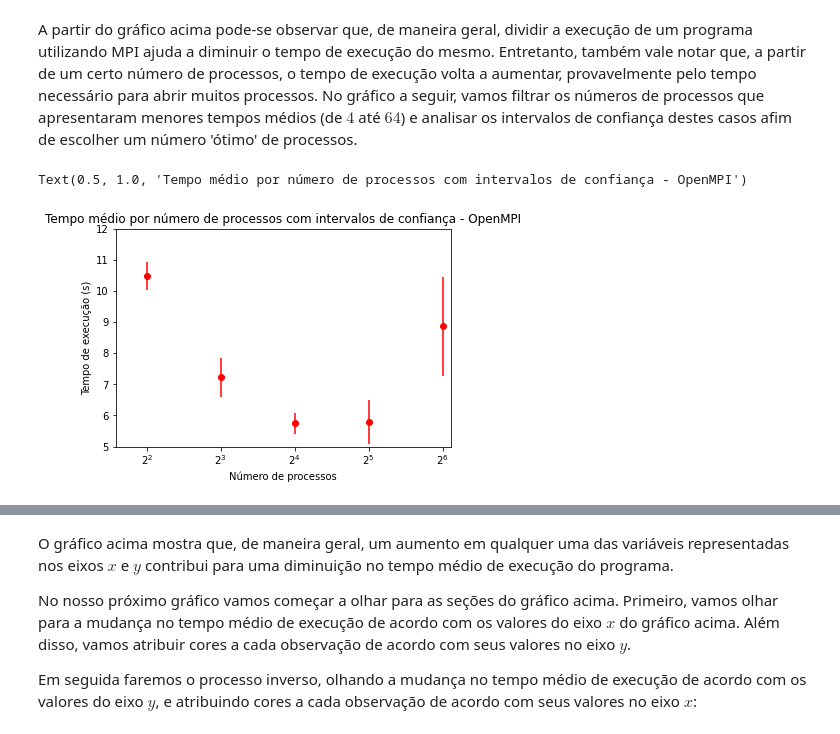
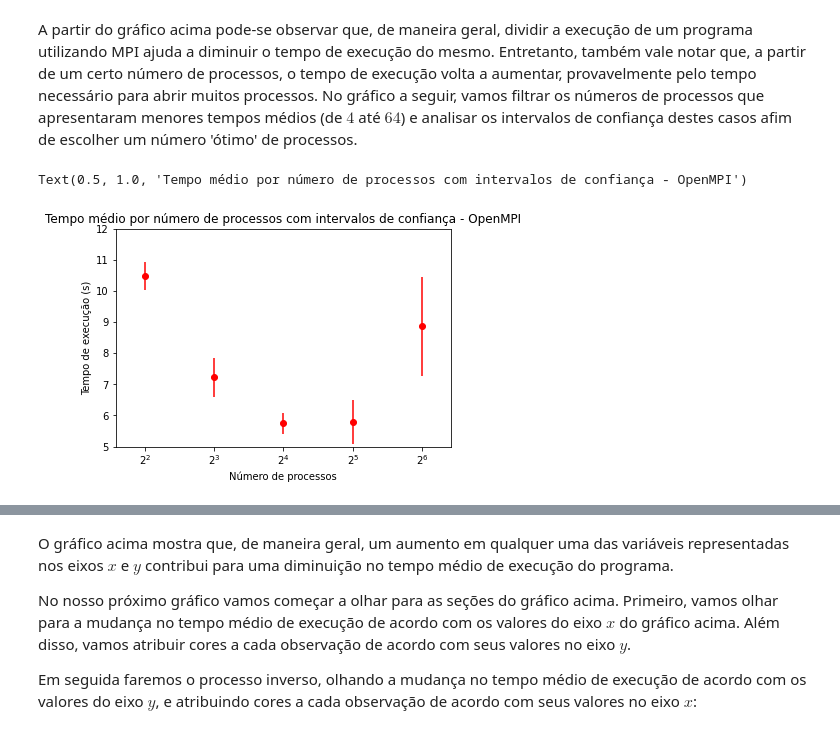
Before and after one commit to martinoni/parallel-ep2, a Jupyter notebook: ep2/src/Report.ipynb, the cells around one changed output, grey strips where cells are left out. Saved outputs shown, nothing was run; the diff lists cells and outputs as text; code cells hidden in the pictures.

```diff
--- a/ep2/src/Report.ipynb
+++ b/ep2/src/Report.ipynb
@@ -261,17 +261,17 @@ A partir do gráfico acima pode-se observar que, de maneira geral, dividir a exe
 os números de processos que apresentaram menores tempos médios (de $4$ até $64$) e analisar os intervalos de confiança destes casos afim de escolher um número 'ótimo' de processos.
 # %%
 fig, ax = plt.subplots()
-plt.xlim([3, 69])
+plt.xlim([3, 85])
 plt.ylim([5, 12])
 plt.errorbar(resumo_mpi['n_mpi'], resumo_mpi['duration_mono']['mean'],
              yerr = 2*resumo_mpi['duration_mono']['std'], fmt='ro')
 ax.set_xlabel('Número de processos')
 ax.set_ylabel('Tempo de execução (s)')
 ax.set_xscale('log', basex=2)
 plt.title('Tempo médio por número de processos com intervalos de confiança - OpenMPI')
 # %% [output]
 Text(0.5, 1.0, 'Tempo médio por número de processos com intervalos de confiança - OpenMPI')
-[figure, old version]
+[figure, new version]
 # %% [markdown]
 A partir desta última vizualização, decidimos adotar $16$ como o número ótimo de processos para dividirmos nosso programa. Para
 embasar nossa escolha, temos dois motivos: o primeiro deles é que a média de tempo de execução é a mais baixa de todos para esse número de processos. Além disso, se comparado a outros candidatos com baixo tempo de execução ($8$ e $32$), o intervalo de confiança mostra-se o menor dentre os três, o que é uma vantagem, porque esperamos que futuros experimentos tenham o máximo de "consistência" possível quanto ao tempo de execução.
```
Also changed, not shown: parts of 6 cells of this notebook.
